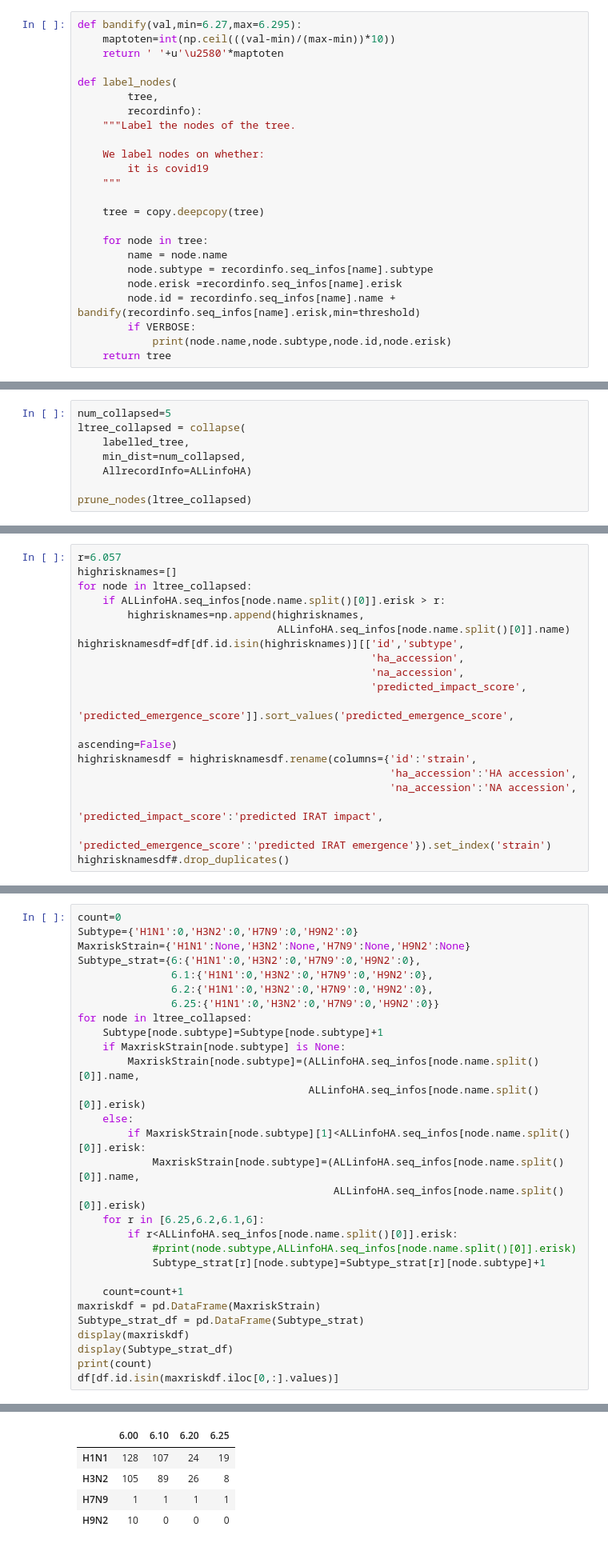
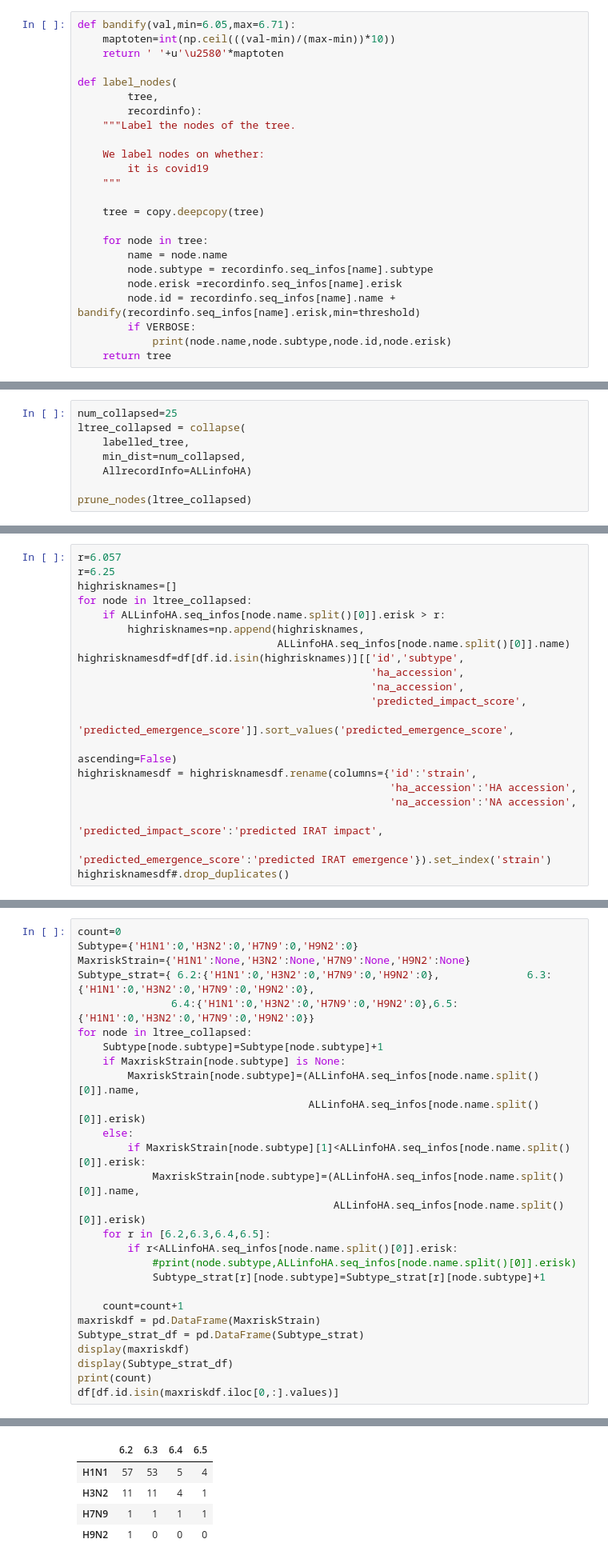
Before and after one commit to zeroknowledgediscovery/emergenet, a Jupyter notebook: irat_qnet/results/animal_predictions/phylotree_for_risky_strains-final.ipynb, the cells around one changed output, grey strips where cells are left out. Shown at 80% size. Saved outputs shown, nothing was run; the diff lists cells and outputs as text.

```diff
--- a/irat_qnet/results/animal_predictions/phylotree_for_risky_strains-final.ipynb
+++ b/irat_qnet/results/animal_predictions/phylotree_for_risky_strains-final.ipynb
@@ -284,7 +290,7 @@ ltree = load_tree(
 # %% [markdown]
 # label nodes in tree to add other attributes like subtype risk etc
 # %%
-def bandify(val,min=6.27,max=6.295):
+def bandify(val,min=6.05,max=6.71):
     maptoten=int(np.ceil(((val-min)/(max-min))*10))
     return ' '+u'\u2580'*maptoten
 
@@ -389,7 +395,7 @@ def collapse(tree, min_dist,AllrecordInfo):
 # %%
 # collapse leaved
 # %%
-num_collapsed=5
+num_collapsed=25
 ltree_collapsed = collapse(
     labelled_tree,
     min_dist=num_collapsed,
@@ -517,6 +522,7 @@ Tree node 'Inner1730' (0x7f080845e3d)
 # Find high risk strains which are on distinct branches on phylogenetic tree
 # %%
 r=6.057
+r=6.25
 highrisknames=[]
 for node in ltree_collapsed:
     if ALLinfoHA.seq_infos[node.name.split()[0]].erisk > r:
@@ -602,10 +608,8 @@ A/swine/Iowa/A02246996/2021&H1N1&EPI2146133&EPI2146134&5.9&6.1\\
 count=0
 Subtype={'H1N1':0,'H3N2':0,'H7N9':0,'H9N2':0}
 MaxriskStrain={'H1N1':None,'H3N2':None,'H7N9':None,'H9N2':None}
-Subtype_strat={6:{'H1N1':0,'H3N2':0,'H7N9':0,'H9N2':0},
-               6.1:{'H1N1':0,'H3N2':0,'H7N9':0,'H9N2':0},
-               6.2:{'H1N1':0,'H3N2':0,'H7N9':0,'H9N2':0},
-               6.25:{'H1N1':0,'H3N2':0,'H7N9':0,'H9N2':0}}
+Subtype_strat={ 6.2:{'H1N1':0,'H3N2':0,'H7N9':0,'H9N2':0},              6.3:{'H1N1':0,'H3N2':0,'H7N9':0,'H9N2':0},
+               6.4:{'H1N1':0,'H3N2':0,'H7N9':0,'H9N2':0},6.5:{'H1N1':0,'H3N2':0,'H7N9':0,'H9N2':0}}
 for node in ltree_collapsed:
     Subtype[node.subtype]=Subtype[node.subtype]+1
     if MaxriskStrain[node.subtype] is None:
@@ -615,7 +619,7 @@ for node in ltree_collapsed:
         if MaxriskStrain[node.subtype][1]<ALLinfoHA.seq_infos[node.name.split()[0]].erisk:
             MaxriskStrain[node.subtype]=(ALLinfoHA.seq_infos[node.name.split()[0]].name,
                                          ALLinfoHA.seq_infos[node.name.split()[0]].erisk)
-    for r in [6.25,6.2,6.1,6]:
+    for r in [6.2,6.3,6.4,6.5]:
         if r<ALLinfoHA.seq_infos[node.name.split()[0]].erisk:
             #print(node.subtype,ALLinfoHA.seq_infos[node.name.split()[0]].erisk)
             Subtype_strat[r][node.subtype]=Subtype_strat[r][node.subtype]+1
@@ -634,5 +638,5 @@ df[df.id.isin(maxriskdf.iloc[0,:].values)]
-|  | 6.00 | 6.10 | 6.20 | 6.25 |
-| H1N1 | 128 | 107 | 24 | 19 |
-| H3N2 | 105 | 89 | 26 | 8 |
+|  | 6.2 | 6.3 | 6.4 | 6.5 |
+| H1N1 | 57 | 53 | 5 | 4 |
+| H3N2 | 11 | 11 | 4 | 1 |
 | H7N9 | 1 | 1 | 1 | 1 |
-| H9N2 | 10 | 0 | 0 | 0 |
+| H9N2 | 1 | 0 | 0 | 0 |
```
Also changed, not shown: parts of 11 cells of this notebook, 35 other files.
